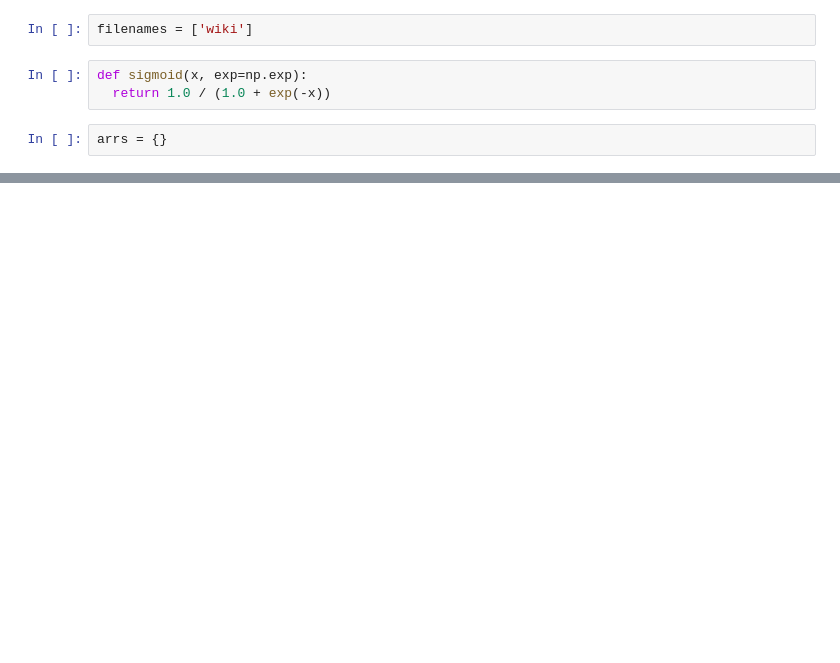
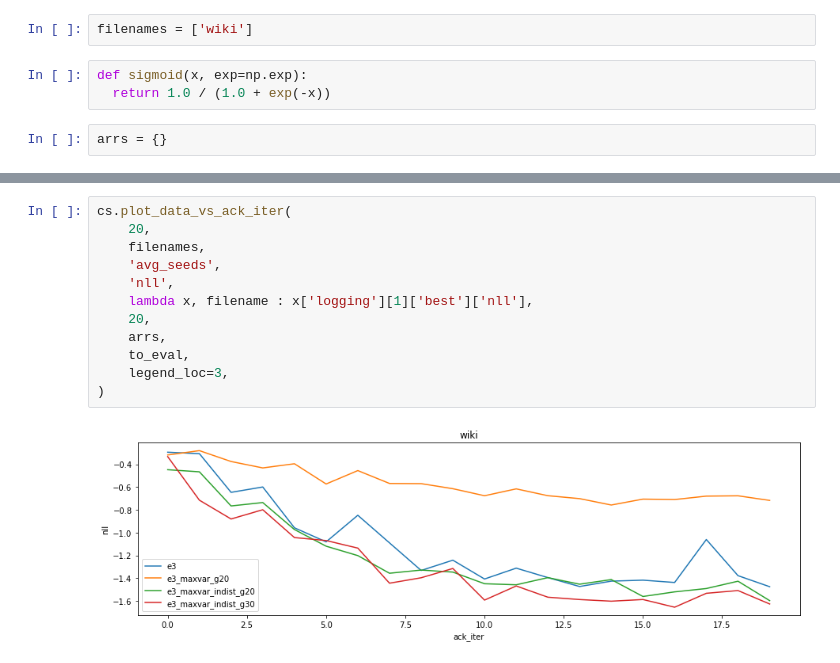
Before and after one commit to tmfs10/bb-opt, a Jupyter notebook: notebooks_sid/al_results_viz.ipynb, the cells around one changed output, grey strips where cells are left out. Saved outputs shown, nothing was run; the diff lists cells and outputs as text; blank space fills up the shorter version.

```diff
--- a/notebooks_sid/al_results_viz.ipynb
+++ b/notebooks_sid/al_results_viz.ipynb
@@ -63,2 +118,16 @@ cs.prop_test(10,
+# %%
+cs.plot_data_vs_ack_iter(
+    20,
+    filenames,
+    'avg_seeds',
+    'nll',
+    lambda x, filename : x['logging'][1]['best']['nll'],
+    20,
+    arrs,
+    to_eval,
+    legend_loc=3,
+)
+# %% [output]
+[figure, added]
 # %%
 cs.plot_data_vs_ack_iter(
```
Also changed, not shown: parts of 12 cells of this notebook, 8 other files.
